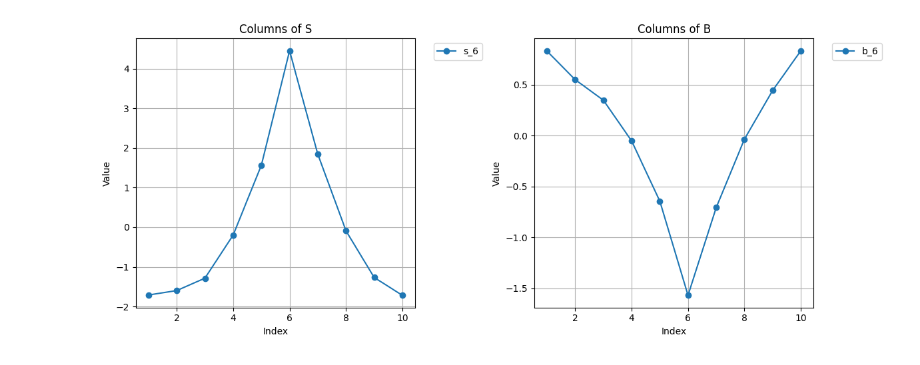
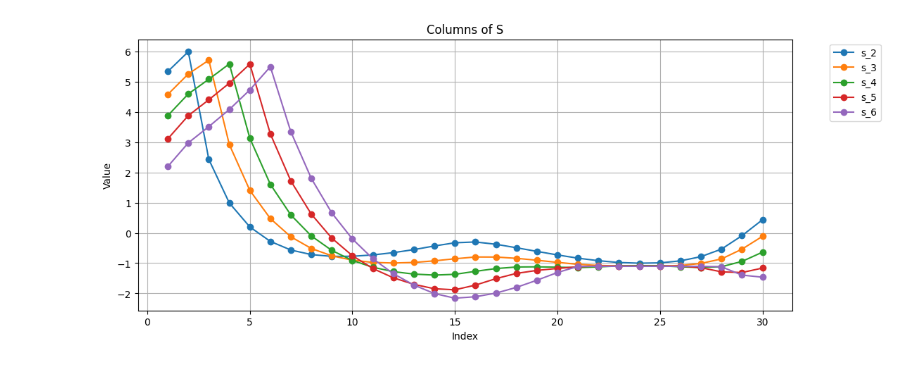
Before and after one commit to sarb9/cvxbyopt, a Jupyter notebook: code/optimal3biasless.ipynb, the cells around one changed output. Cells and saved outputs as stored; diff of their text form; code cells hidden in the pictures.

```diff
--- a/code/optimal3biasless.ipynb
+++ b/code/optimal3biasless.ipynb
@@ -343,33 +367,83 @@ plot_worst_case_details(sol["x"], stats["rows"][17], C)
 # %%
 # plot each column of S and B as a function of index
 def plot_S_B_columns(sol, indexes=range(d)):
     S = sol["S"]
-    B = sol["B"]
     d = S.shape[0]
     indices = np.arange(1, d + 1)
 
     plt.figure(figsize=(12, 5))
-
-    plt.subplot(1, 2, 1)
     for i in indexes:
-        plt.plot(indices, S[:, i], marker='o', label=f's_{i+1}')
-    plt.title('Columns of S')
-    plt.xlabel('Index')
-    plt.ylabel('Value')
-    plt.legend(bbox_to_anchor=(1.05, 1), loc='upper left')
+        yy = np.zeros(d)
+        yy[:i] = S[:i, i]
+        plt.plot(indices, S[:, i], marker="o", label=f"s_{i+1}")
+    plt.title("Columns of S")
+    plt.xlabel("Index")
+    plt.ylabel("Value")
+    plt.legend(bbox_to_anchor=(1.05, 1), loc="upper left")
     plt.grid()
 
-    plt.subplot(1, 2, 2)
-    for i in indexes:
-        plt.plot(indices, B[:, i], marker='o', label=f'b_{i+1}')
-    plt.title('Columns of B')
-    plt.xlabel('Index')
-    plt.ylabel('Value')
-    plt.legend(bbox_to_anchor=(1.05, 1), loc='upper left')
+    plt.show()
+
+
+plot_S_B_columns(
+    sol,
+    indexes=[
+        # 0,
+        1,
+        2,
+        3,
+        4,
+        5,
+        # 6,
+        # 7,
+        # 8,
+        # 9,
+        # 10,
+        # 11,
+        # 12,
+        # 13,
+        # 14,
+        # 15,
+        # 16,
+        # 17,
+        # 18,
+        # 19,
+        # 20,
+        # 21,
+        # 22,
+        # 23,
+        # 24,
+        # 25,
+        # 26,
+        # 27,
+        # 28,
+        # 29,
+    ],
+)
+
+
+# plot the diagonal entries of S
+def plot_S_diagonal(sol):
+    S = sol["S"]
+    d = S.shape[0]
+    diag_S = np.diag(S)
+    xs = np.linspace(-1.0, 1.0, d)
+    cosh = np.cosh(xs**2)
+    print("Diagonal entries of S:", diag_S)
+
+    plt.figure()
+    plt.plot(xs, diag_S, marker="o")
+    plt.plot(xs, cosh, marker="o", label="cosh(x)")
+    plt.plot(xs, diag_S / cosh, marker="o", label="S_ii / cosh(x)")
+    plt.title("Diagonal entries of S")
+    plt.legend()
+    plt.xlabel("Index")
+    plt.ylabel("S_ii / cosh(x)")
     plt.grid()
-
     plt.tight_layout()
     plt.show()
-plot_S_B_columns(sol, indexes=[5])
+
+
+plot_S_diagonal(sol)
 # %% [output]
-[figure, old version]
+[figure, new version]
```
Also changed, not shown: parts of 6 cells of this notebook, 24 other files.
